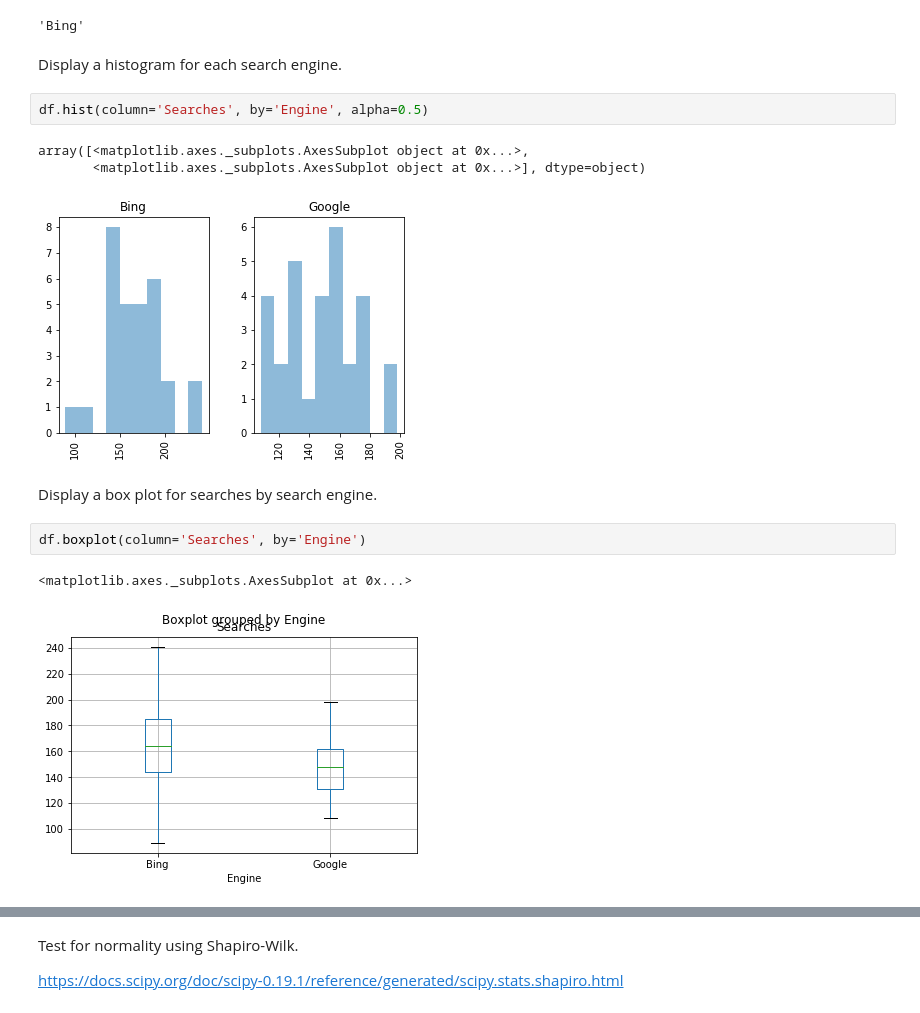
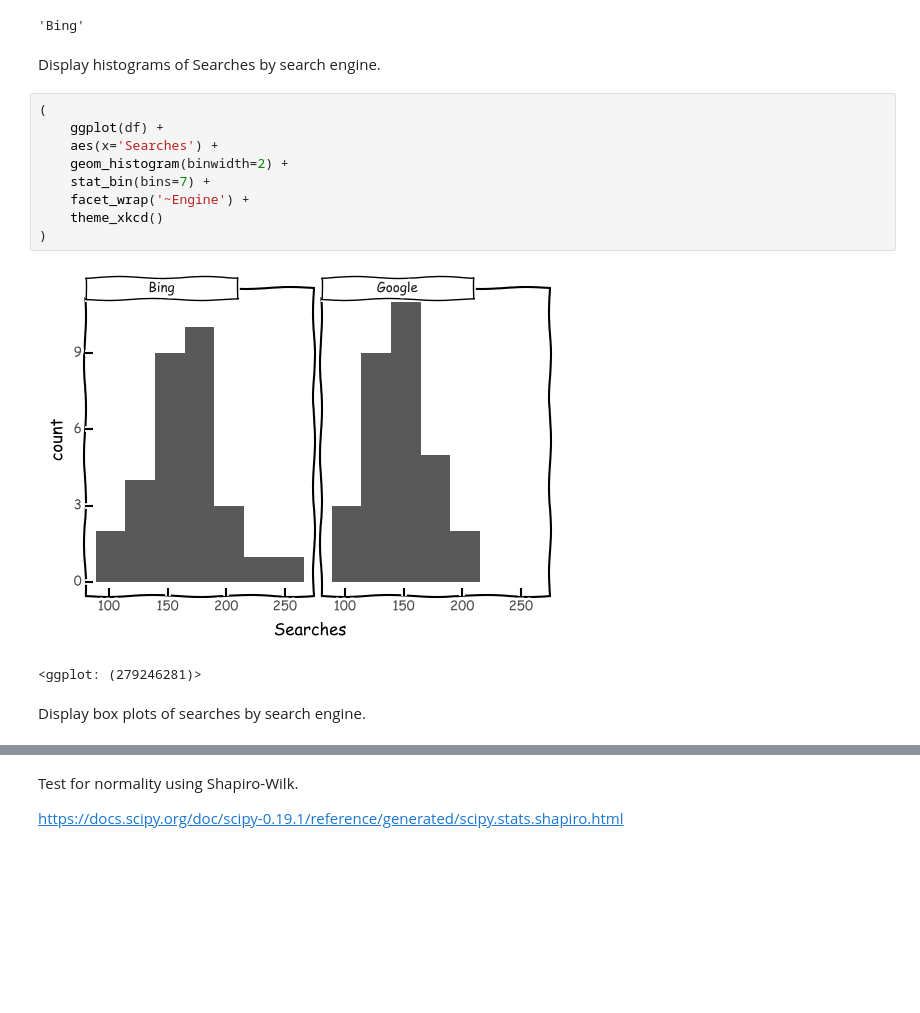
Before and after one commit to roland-hochmuth/designexperiments, a Jupyter notebook: week-6.ipynb, the cells around one changed output, grey strips where cells are left out. Cells and saved outputs as stored; diff of their text form; blank space fills up the shorter version.

```diff
--- a/week-6.ipynb
+++ b/week-6.ipynb
@@ -65,18 +76,19 @@ Determine the average number of searches required for the search engine that had
 df.groupby(['Engine']).Searches.mean().idxmax()
 # %% [output]
 'Bing'
-# %% [markdown]
-Display a histogram for each search engine.
-# %%
-df.hist(column='Searches', by='Engine', alpha=0.5)
-# %% [output]
-array([<matplotlib.axes._subplots.AxesSubplot object at 0x...>,
-       <matplotlib.axes._subplots.AxesSubplot object at 0x...>], dtype=object)
-[figure, removed]
+# %% [markdown]
+Display histograms of Searches by search engine.
+# %%
+(
+    ggplot(df) +
+    aes(x='Searches') +
+    geom_histogram(binwidth=2) +
+    stat_bin(bins=7) +
+    facet_wrap('~Engine') +
+    theme_xkcd()
+)
+# %% [output]
+[figure, added]
+<ggplot: (279246281)>
 # %% [markdown]
-Display a box plot for searches by search engine.
+Display box plots of searches by search engine.
-# %%
-df.boxplot(column='Searches', by='Engine')
-# %% [output]
-<matplotlib.axes._subplots.AxesSubplot at 0x...>
-[figure, removed]
```
Also changed, not shown: parts of 23 cells of this notebook.
